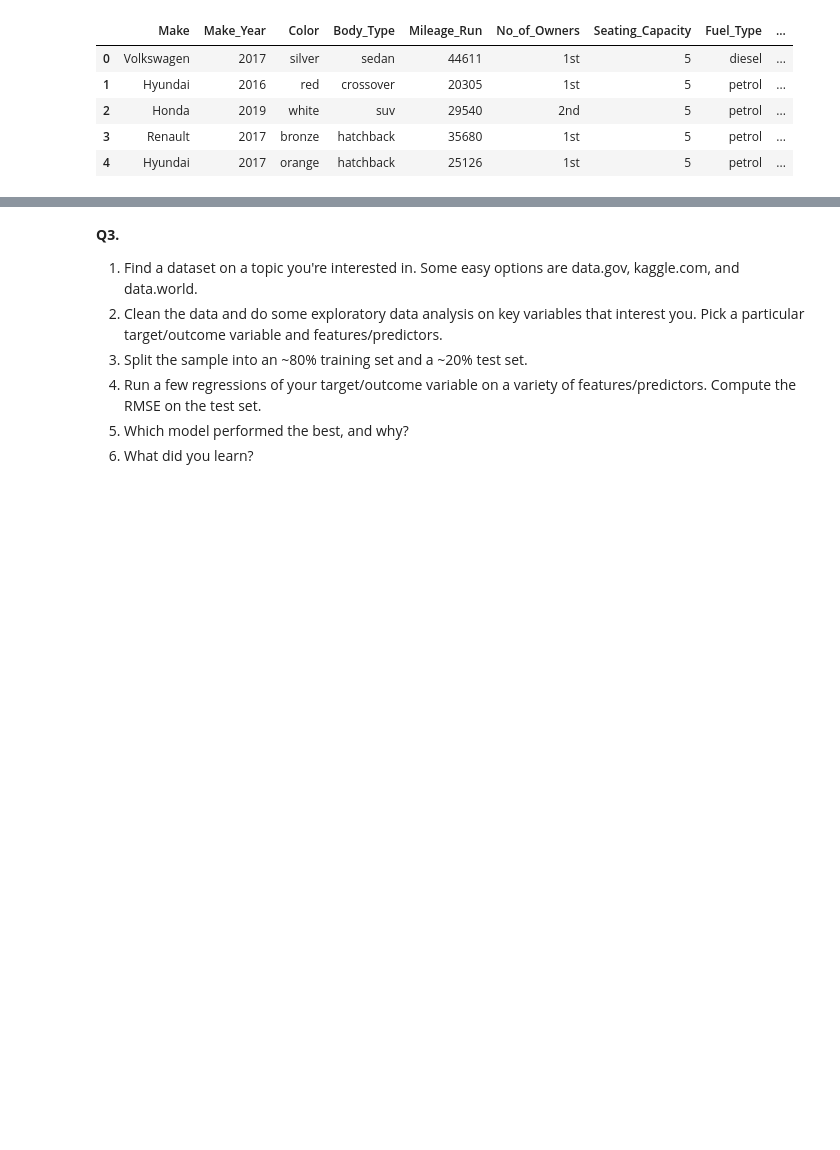
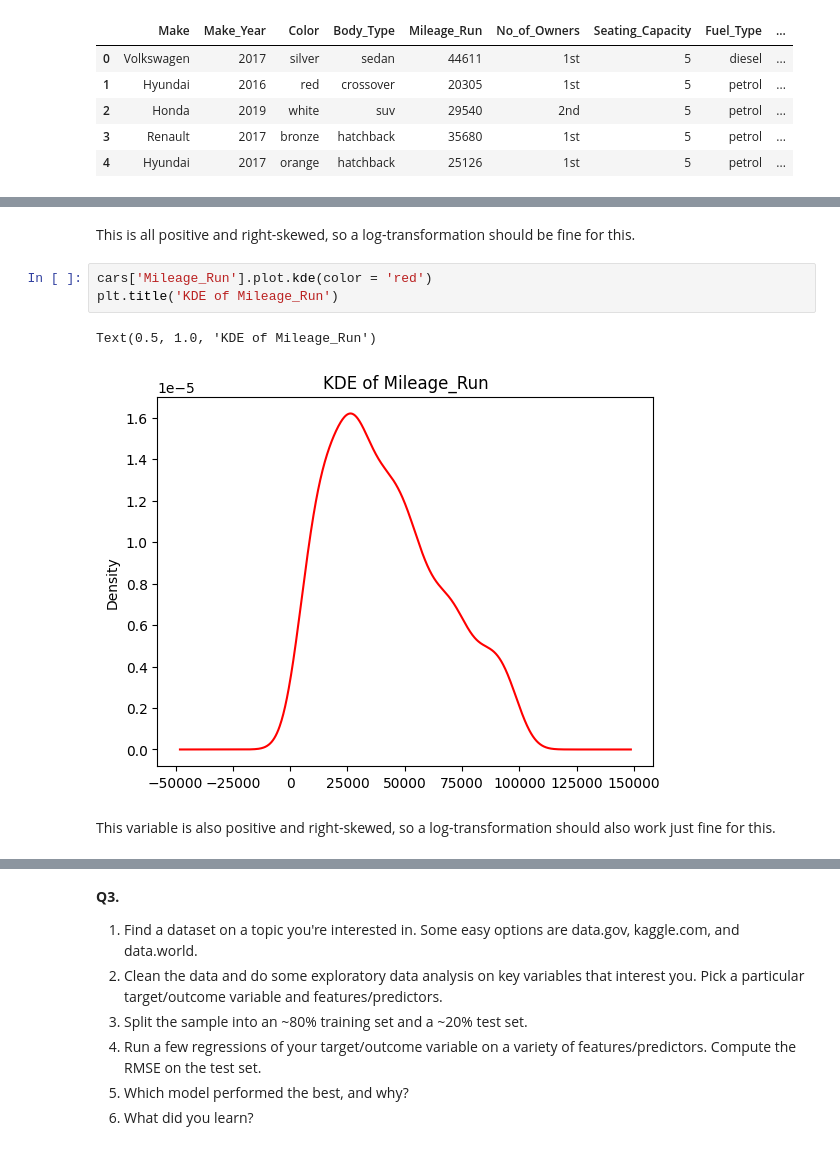
Before and after one commit to nhorton06/week_8, a Jupyter notebook: assignment.ipynb, the cells around one changed output, grey strips where cells are left out. Saved outputs shown, nothing was run; the diff lists cells and outputs as text; blank space fills up the shorter version.

```diff
--- a/assignment.ipynb
+++ b/assignment.ipynb
@@ -240,0 +242,10 @@ cars['Mileage_Run'].plot.kde(color = 'red')
+# %% [markdown]
+This is all positive and right-skewed, so a log-transformation should be fine for this.
+# %%
+cars['Mileage_Run'].plot.kde(color = 'red')
+plt.title('KDE of Mileage_Run')
+# %% [output]
+Text(0.5, 1.0, 'KDE of Mileage_Run')
+[figure, added]
+# %% [markdown]
+This variable is also positive and right-skewed, so a log-transformation should also work just fine for this.
```
Also changed, not shown: parts of 16 cells of this notebook, 2 other files.
